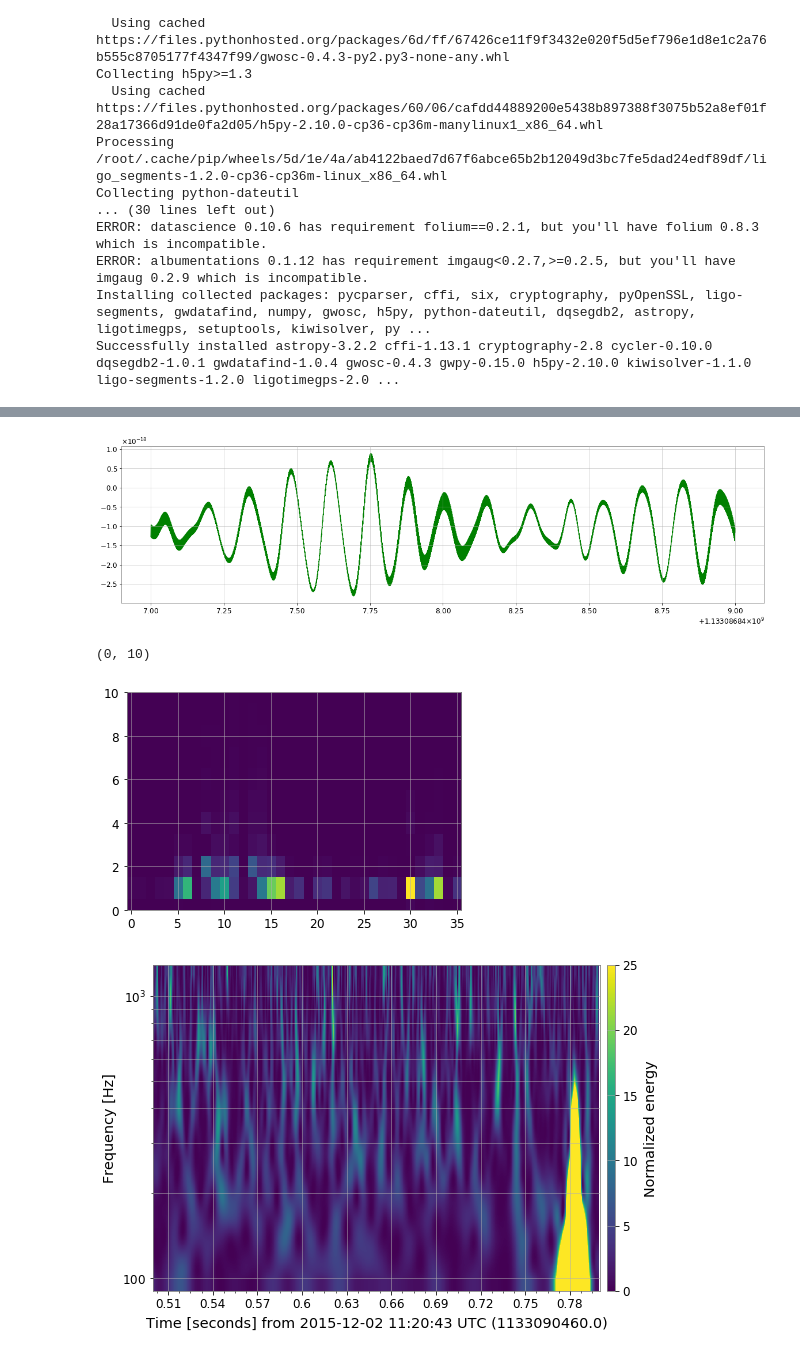
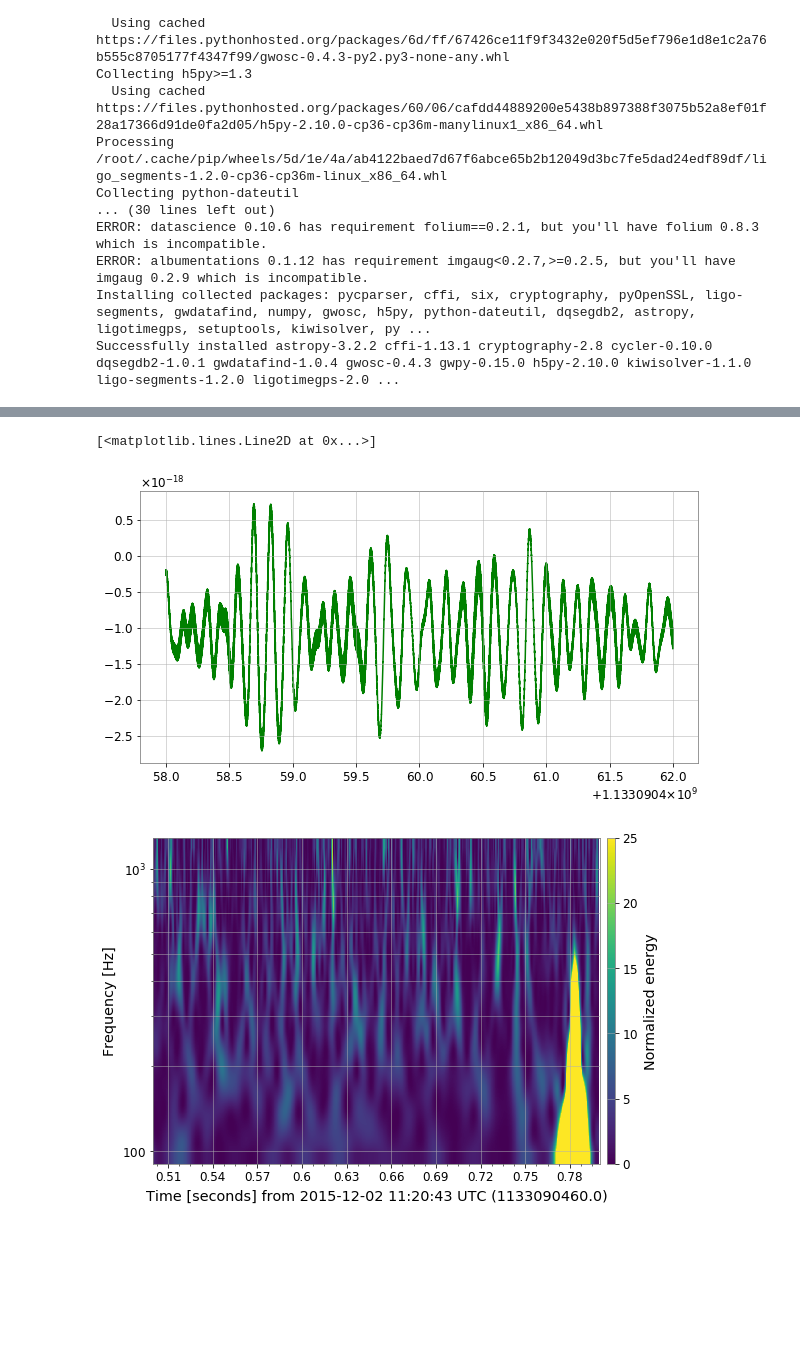
Before and after one commit to SGRGit/gwOsc, a Jupyter notebook: DataPrepBlipGlitches.ipynb, the cells around one changed output, grey strips where cells are left out. Drawn from its saved outputs; the diff is of its cells as text; code cells hidden in the pictures; blank space fills up the shorter version.

```diff
--- a/DataPrepBlipGlitches.ipynb
+++ b/DataPrepBlipGlitches.ipynb
@@ -82,58 +42,14 @@ Invalid limit will be ignored.
-# %%
-from scipy.fftpack import fft
-import matplotlib.pyplot as plt
-import numpy as np
-from scipy import signal
-fs = 5000
-
-t_value = np.linspace(1133086847, 1133086849, num = np.array(xn).size)
-
-def plot_source(signal, t):
-  f, (ax) = plt.subplots(1, 1)
-  f.set_figwidth(20)
-  f.set_figheight(5)
-  #ax1.plot(t, signal, 'r' , alpha=0.75)
-  #ax2.plot(t, noise, 'b', alpha=0.75)
-  ax.plot(t, signal, 'g')
-  #ax.plot(t, signal, 'r', alpha=0.75)
-  #ax3.title.set_text('Plot for Iteration %d' %i)
-  plt.show()
-
-
-def plot_spectrogram_sig(sig, fs):
-  from scipy import signal
-  freqs, times, spectrogram = signal.spectrogram(sig, fs)
-  plt.imshow(spectrogram, aspect='auto')
-  plt.ylim(10, 150)
-  #plt.title('Spectrogram for Signal : Iteration %d' %a)
-  #plt.savefig(os.path.join(seta_data_dir,'SPG for Signal%d'%a))
-  #plt.close()
-
-
-"""def plot_spectrogram_ns(noise, fs):
-  from scipy import signal
-  freqs, times, spectrogram = signal.spectrogram(noise, fs)
-  plt.imshow(spectrogram, aspect='auto')
-  plt.ylim(0, 25)
-  plt.title('Spectrogram for Noise : Iteration %d' %a)
-  plt.savefig(os.path.join(setb_data_dir,'SPG for Noise%d'%a))
-  plt.close()"""
-
-
-xn = TimeSeries.fetch_open_data('L1', 1133086848-1, 1133086848+1)
-#plot_spectrogram_sig(xn, fs)
-plot_source(np.array(xn), t_value)
-
-freqs, times, spectrogram = signal.spectrogram(np.log(np.absolute(np.array(xn))), fs)
-plt.imshow(spectrogram, aspect='auto')
-plt.ylim(0, 10)
-# %% [output]
-[figure, removed]
-(0, 10)
-[figure, removed]
 # %%
 from gwpy.timeseries import TimeSeries
 data = TimeSeries.fetch_open_data('L1', 1133090460-2, 1133090460+2)
+# %%
+t_value = np.linspace(1133090460-2, 1133090460+2, num = np.array(data).size)
+f, (ax) = plt.subplots(1, 1)
+f.set_size_inches(10,5)
+ax.plot(t_value, data, 'g')
+# %% [output]
+[<matplotlib.lines.Line2D at 0x...>]
+[figure, added]
 # %%
 qtrans = data.q_transform(
     #whiten=False,  # already white
```
Also changed, not shown: parts of 7 cells of this notebook.
